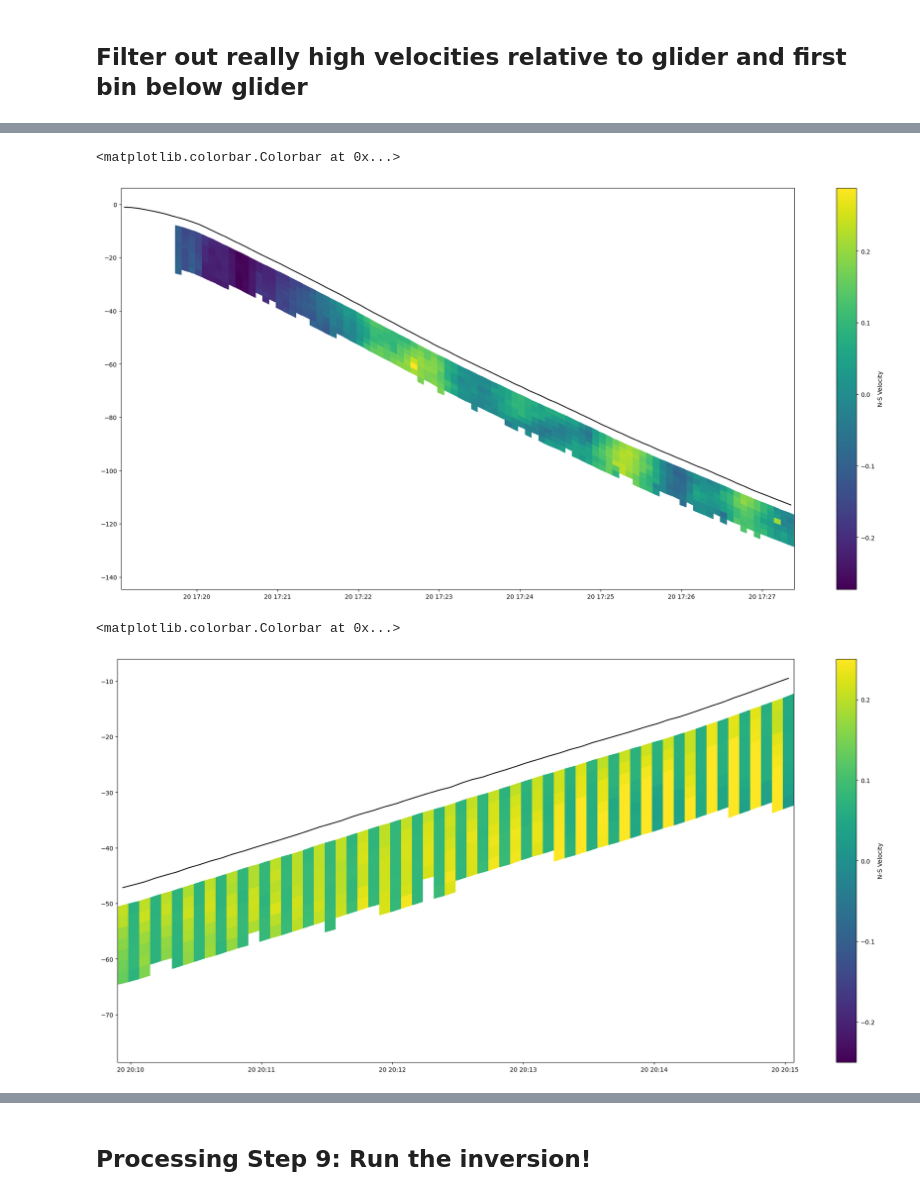
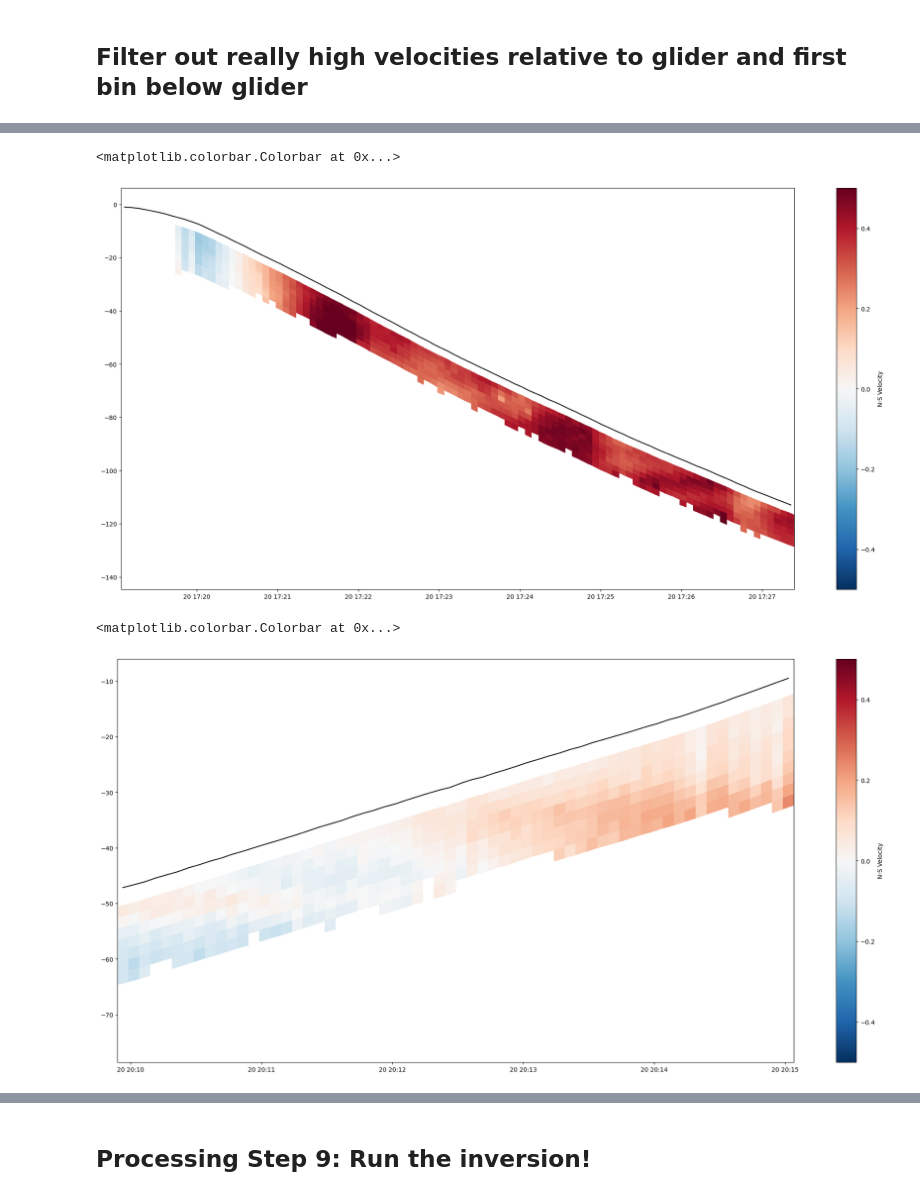
Before and after one commit to JGradone/Slocum-AD2CP, a Jupyter notebook: notebooks/01_Slocum_AD2CP_Testing_and_Data_Exploration.ipynb, the cells around one changed output, grey strips where cells are left out. Saved outputs shown, nothing was run; the diff lists cells and outputs as text; code cells hidden in the pictures.

```diff
--- a/notebooks/01_Slocum_AD2CP_Testing_and_Data_Exploration.ipynb
+++ b/notebooks/01_Slocum_AD2CP_Testing_and_Data_Exploration.ipynb
@@ -570,26 +558,26 @@ end_ind   = 100
 
 
 fig = plt.figure(figsize=(25,12))
-plt.pcolormesh(x[:,start_ind:end_ind],-by[:,start_ind:end_ind],subset_ad2cp['VVelocity'][:,start_ind:end_ind])
+plt.pcolormesh(x[:,start_ind:end_ind],-by[:,start_ind:end_ind],subset_ad2cp['VVelocity'][:,start_ind:end_ind],vmin=-0.5,vmax=0.5,cmap='RdBu_r')
 plt.plot(subset_ad2cp['time'][start_ind:end_ind],-subset_ad2cp['Depth'][start_ind:end_ind],'k')
 plt.colorbar(label='N-S Velocity')
 # %% [output]
 <matplotlib.colorbar.Colorbar at 0x...>
-[figure, old version]
+[figure, new version]
 # %%
 [x,y]=np.meshgrid(subset_ad2cp['time'],subset_ad2cp['VelocityRange'])
 [bdepth,bbins]=np.meshgrid(subset_ad2cp['Depth'],subset_ad2cp['VelocityRange'])
 
 by=bdepth+bbins
 
 start_ind = 2050
 end_ind   = 2400
 
 
 fig = plt.figure(figsize=(25,12))
-plt.pcolormesh(x[:,start_ind:end_ind],-by[:,start_ind:end_ind],subset_ad2cp['UVelocity'][:,start_ind:end_ind],vmin=-0.25,vmax=0.25)
+plt.pcolormesh(x[:,start_ind:end_ind],-by[:,start_ind:end_ind],subset_ad2cp['VVelocity'][:,start_ind:end_ind],vmin=-0.5,vmax=0.5,cmap='RdBu_r')
 plt.plot(subset_ad2cp['time'][start_ind:end_ind],-subset_ad2cp['Depth'][start_ind:end_ind],'k')
 plt.colorbar(label='N-S Velocity')
 # %% [output]
 <matplotlib.colorbar.Colorbar at 0x...>
-[figure, old version]
+[figure, new version]
```
Also changed, not shown: parts of 10 cells of this notebook, 1 other file.
